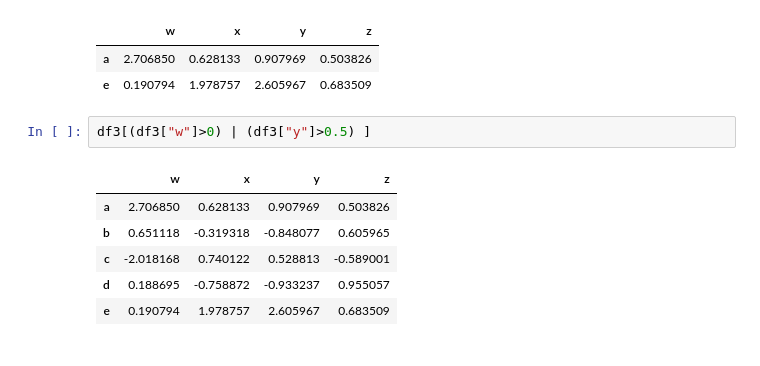
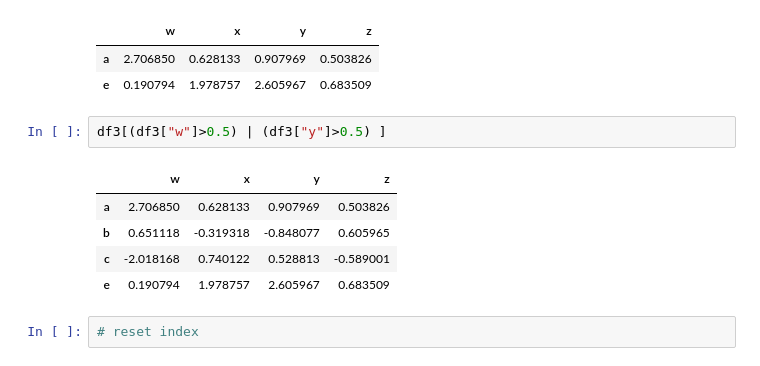
Before and after one commit to mehmetsar/modules_and_packages, a Jupyter notebook: pandas_dataframe_session2.ipynb, the cells around one changed output. Cells and saved outputs as stored; diff of their text form.

```diff
--- a/pandas_dataframe_session2.ipynb
+++ b/pandas_dataframe_session2.ipynb
@@ -279,11 +279,12 @@ df3[(df3["w"]>0) & (df3["y"]>0.5) ]
 | a | 2.706850 | 0.628133 | 0.907969 | 0.503826 |
 | e | 0.190794 | 1.978757 | 2.605967 | 0.683509 |
 # %%
-df3[(df3["w"]>0) | (df3["y"]>0.5) ]
+df3[(df3["w"]>0.5) | (df3["y"]>0.5) ]
 # %% [output]
 |  | w | x | y | z |
 | a | 2.706850 | 0.628133 | 0.907969 | 0.503826 |
 | b | 0.651118 | -0.319318 | -0.848077 | 0.605965 |
 | c | -2.018168 | 0.740122 | 0.528813 | -0.589001 |
-| d | 0.188695 | -0.758872 | -0.933237 | 0.955057 |
 | e | 0.190794 | 1.978757 | 2.605967 | 0.683509 |
+# %%
+# reset index
```
Also changed, not shown: parts of 20 cells of this notebook.
